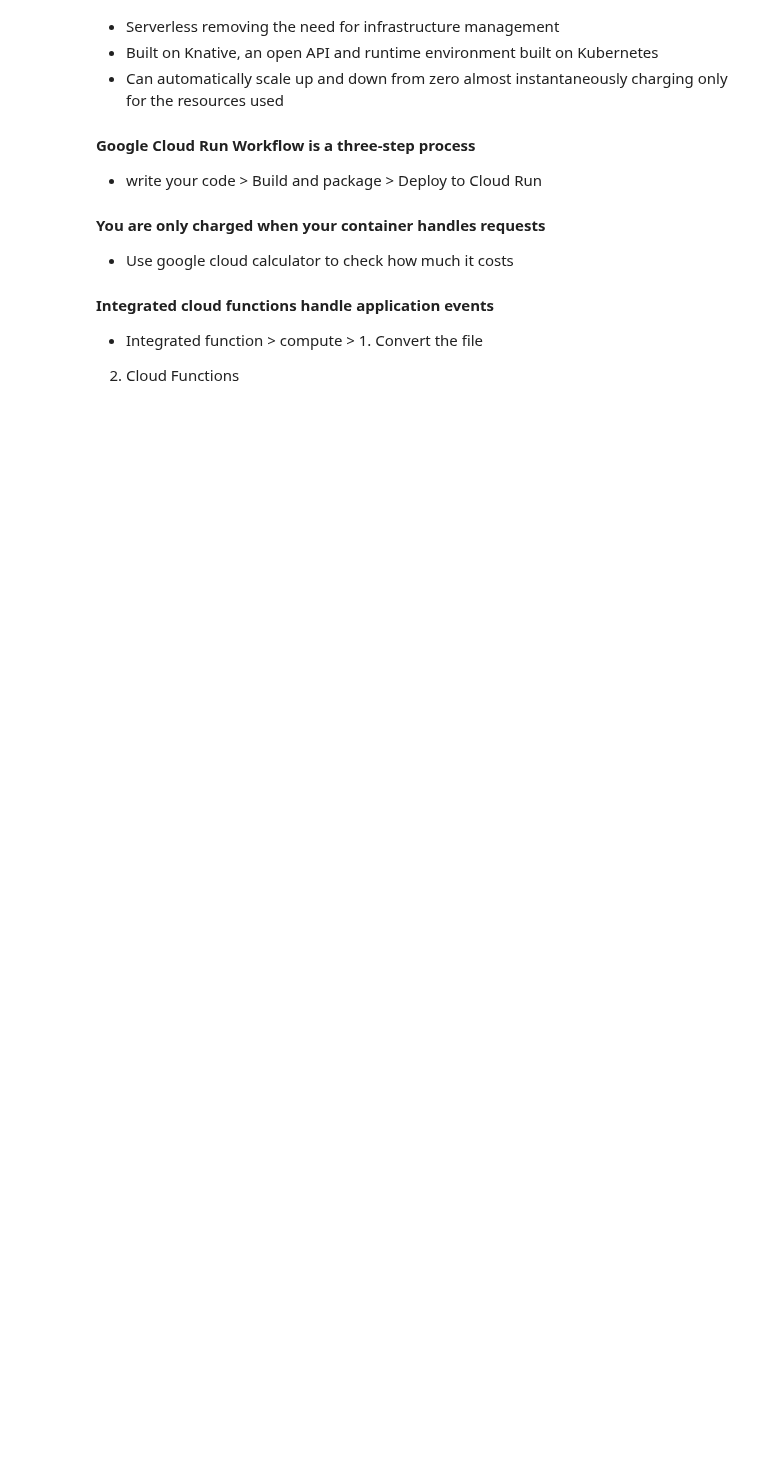
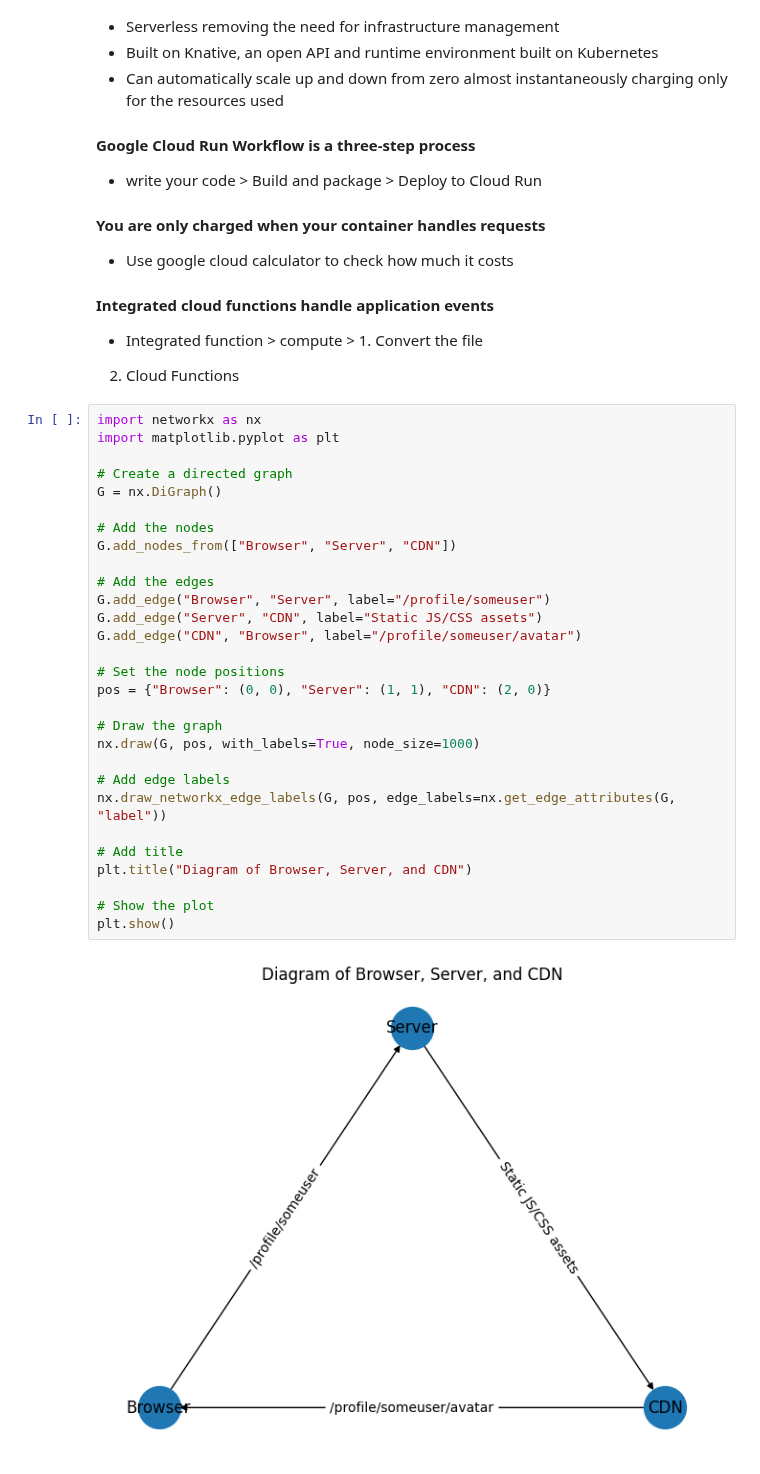
Before and after one commit to lokmanTech/Fundamental_of_All, a Jupyter notebook: 07 Cloud Platform Development.ipynb, the cells around one changed output. Cells and saved outputs as stored; diff of their text form; blank space fills up the shorter version.

```diff
--- a/07 Cloud Platform Development.ipynb
+++ b/07 Cloud Platform Development.ipynb
@@ -541,3 +541,34 @@ Manage your resources with the Google Cloud App
  - Integrated function > compute > 1. Convert the file
 
 2. Cloud Functions
+# %%
+import networkx as nx
+import matplotlib.pyplot as plt
+
+# Create a directed graph
+G = nx.DiGraph()
+
+# Add the nodes
+G.add_nodes_from(["Browser", "Server", "CDN"])
+
+# Add the edges
+G.add_edge("Browser", "Server", label="/profile/someuser")
+G.add_edge("Server", "CDN", label="Static JS/CSS assets")
+G.add_edge("CDN", "Browser", label="/profile/someuser/avatar")
+
+# Set the node positions
+pos = {"Browser": (0, 0), "Server": (1, 1), "CDN": (2, 0)}
+
+# Draw the graph
+nx.draw(G, pos, with_labels=True, node_size=1000)
+
+# Add edge labels
+nx.draw_networkx_edge_labels(G, pos, edge_labels=nx.get_edge_attributes(G, "label"))
+
+# Add title
+plt.title("Diagram of Browser, Server, and CDN")
+
+# Show the plot
+plt.show()
+# %% [output]
+[figure, added]
```
